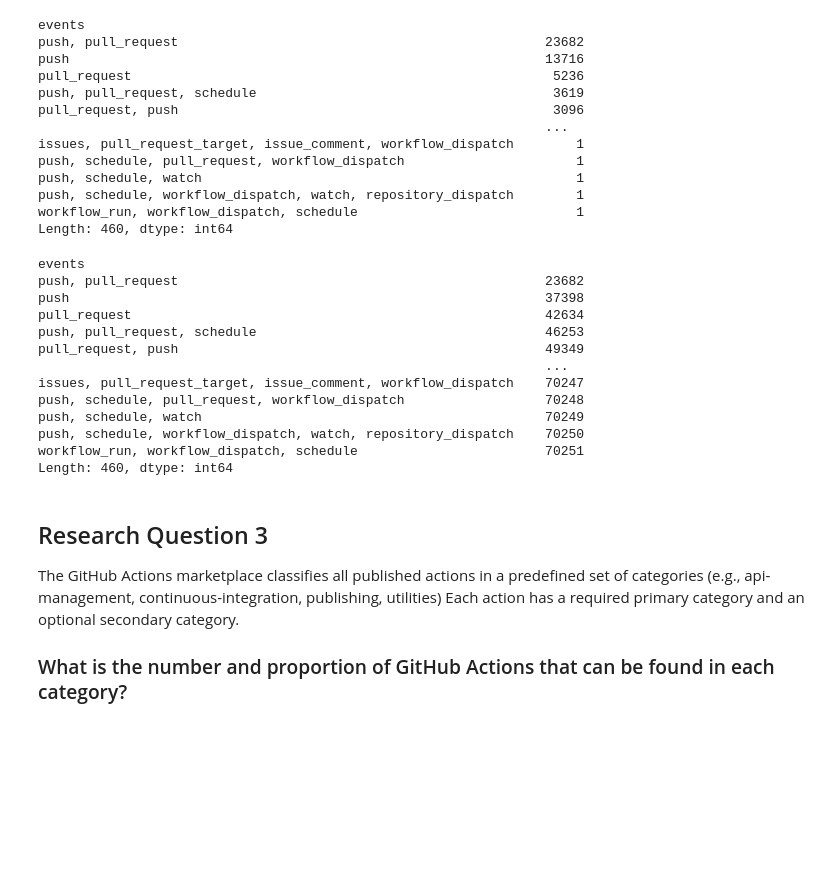
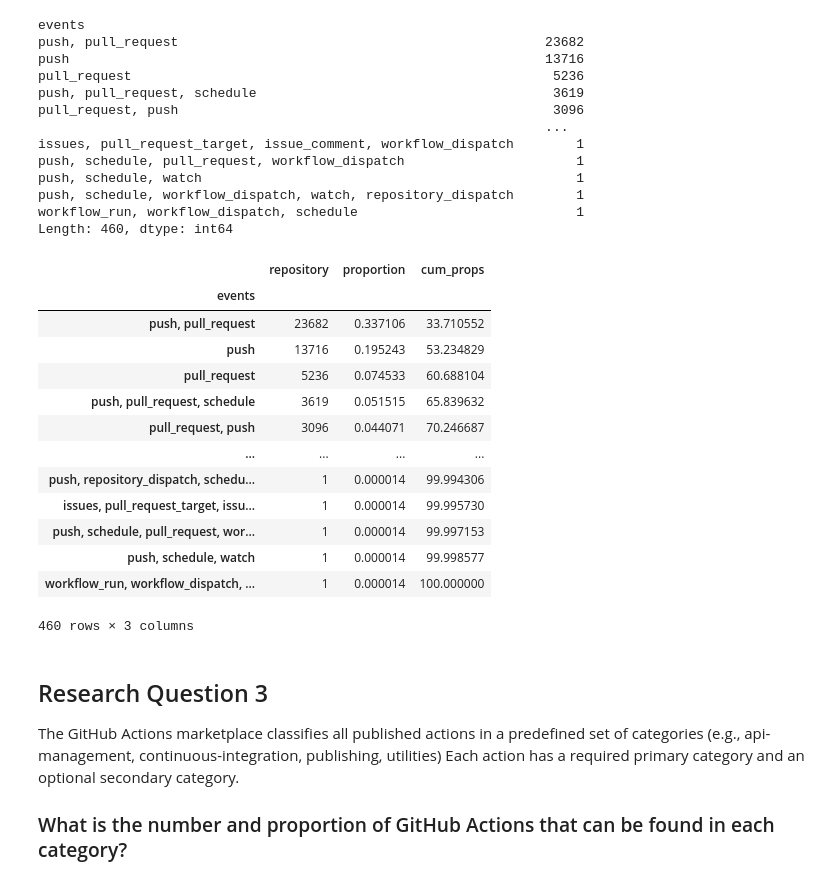
Before and after one commit to Randi-Dcht/umons_softwareEvolution_tp_3, a Jupyter notebook: notebooks/questions.ipynb, the cells around one changed output. Cells and saved outputs as stored; diff of their text form; code cells hidden in the pictures; blank space fills up the shorter version.

```diff
--- a/notebooks/questions.ipynb
+++ b/notebooks/questions.ipynb
@@ -185,0 +189,3 @@ Length: 460, dtype: float64
+# %%
+dd['proportion'] = dd / dd.sum()
+dd
@@ -199,22 +220,25 @@ push, schedule, watch                                                1
 push, schedule, workflow_dispatch, watch, repository_dispatch        1
 workflow_run, workflow_dispatch, schedule                            1
 Length: 460, dtype: int64
-# %%
-df_workflows.groupby('events').size().sort_values(ascending=False).cumsum()
-# %% [output]
-events
-push, pull_request                                               23682
-push                                                             37398
-pull_request                                                     42634
-push, pull_request, schedule                                     46253
-pull_request, push                                               49349
-                                                                 ...
-issues, pull_request_target, issue_comment, workflow_dispatch    70247
-push, schedule, pull_request, workflow_dispatch                  70248
-push, schedule, watch                                            70249
-push, schedule, workflow_dispatch, watch, repository_dispatch    70250
-workflow_run, workflow_dispatch, schedule                        70251
-Length: 460, dtype: int64
+# %%
+dd = dd.sort_values(by='proportion',ascending=False)
+dd['cum_props'] = (dd['proportion'].cumsum() / dd['proportion'].sum())*100
+dd
+# %% [output]
+|  | repository | proportion | cum_props |
+| events |  |  |  |
+| push, pull_request | 23682 | 0.337106 | 33.710552 |
+| push | 13716 | 0.195243 | 53.234829 |
+| pull_request | 5236 | 0.074533 | 60.688104 |
+| push, pull_request, schedule | 3619 | 0.051515 | 65.839632 |
+| pull_request, push | 3096 | 0.044071 | 70.246687 |
+| ... | ... | ... | ... |
+| push, repository_dispatch, schedu... | 1 | 0.000014 | 99.994306 |
+| issues, pull_request_target, issu... | 1 | 0.000014 | 99.995730 |
+| push, schedule, pull_request, wor... | 1 | 0.000014 | 99.997153 |
+| push, schedule, watch | 1 | 0.000014 | 99.998577 |
+| workflow_run, workflow_dispatch, ... | 1 | 0.000014 | 100.000000 |
+460 rows × 3 columns
 # %% [markdown]
 ## Research Question 3
 
```
Also changed, not shown: parts of 6 cells of this notebook.
